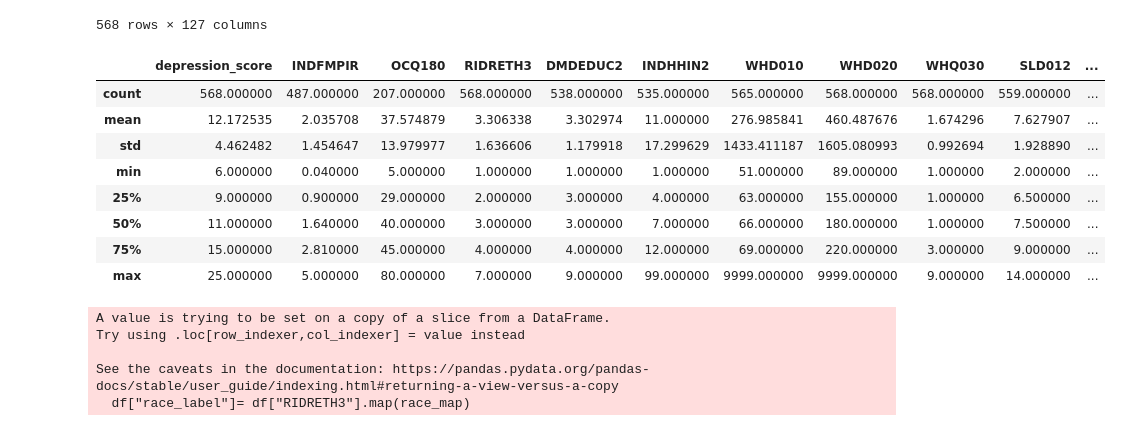
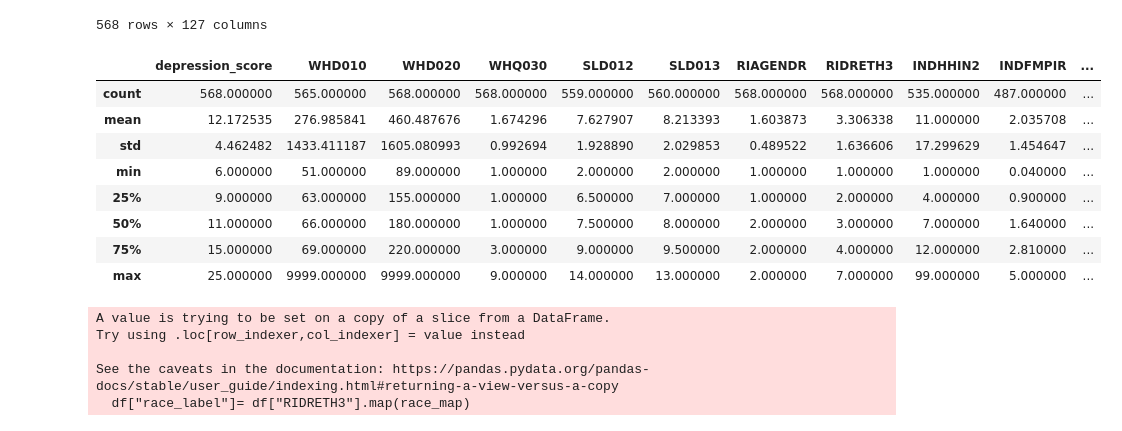
Before and after one commit to aidenjbrown/Intermediate_Data_Science_CS_28, a Jupyter notebook: scripts/EDA.ipynb, the cells around one changed output. Saved outputs shown, nothing was run; the diff lists cells and outputs as text; code cells hidden in the pictures.

Commit message:
Fixed summary table more :D

```diff
--- a/scripts/EDA.ipynb
+++ b/scripts/EDA.ipynb
@@ -159,19 +159,19 @@ df
 # %%
 # Now it is time to drop all of the variables we don't need
 
-columns_we_want = ["SEQN","WHD010","WHD020", "WHQ030", "SLD012", "SLD013", "DPQ010", "DPQ020", "DPQ030", "DPQ040", "DPQ050", "DPQ060", "DPQ070", "DPQ080", "DPQ090", "RIAGENDR", "RIDRETH3", "INDHHIN2", "INDFMPIR", "DMDEDUC2", "DMDEDUC3", "OCQ180", "depression_score"]
+columns_we_want = ["SEQN","WHD010","WHD020", "WHQ030", "SLD012", "SLD013", "RIAGENDR", "RIDRETH3", "INDHHIN2", "INDFMPIR", "DMDEDUC2", "DMDEDUC3", "OCQ180", "depression_score"]
 df = df[columns_we_want]
-df[["depression_score", "INDFMPIR", "OCQ180", "RIDRETH3", "DMDEDUC2","INDHHIN2","WHD010","WHD020", "WHQ030", "SLD012", "SLD013"]].describe()
+df[["depression_score", "WHD010","WHD020", "WHQ030", "SLD012", "SLD013", "RIAGENDR", "RIDRETH3", "INDHHIN2", "INDFMPIR", "DMDEDUC2", "DMDEDUC3", "OCQ180"]].describe()
 # %% [output]
-|  | depression_score | INDFMPIR | OCQ180 | RIDRETH3 | DMDEDUC2 | INDHHIN2 | WHD010 | WHD020 | WHQ030 | SLD012 | ... |
-| count | 568.000000 | 487.000000 | 207.000000 | 568.000000 | 538.000000 | 535.000000 | 565.000000 | 568.000000 | 568.000000 | 559.000000 | ... |
-| mean | 12.172535 | 2.035708 | 37.574879 | 3.306338 | 3.302974 | 11.000000 | 276.985841 | 460.487676 | 1.674296 | 7.627907 | ... |
-| std | 4.462482 | 1.454647 | 13.979977 | 1.636606 | 1.179918 | 17.299629 | 1433.411187 | 1605.080993 | 0.992694 | 1.928890 | ... |
-| min | 6.000000 | 0.040000 | 5.000000 | 1.000000 | 1.000000 | 1.000000 | 51.000000 | 89.000000 | 1.000000 | 2.000000 | ... |
-| 25% | 9.000000 | 0.900000 | 29.000000 | 2.000000 | 3.000000 | 4.000000 | 63.000000 | 155.000000 | 1.000000 | 6.500000 | ... |
-| 50% | 11.000000 | 1.640000 | 40.000000 | 3.000000 | 3.000000 | 7.000000 | 66.000000 | 180.000000 | 1.000000 | 7.500000 | ... |
-| 75% | 15.000000 | 2.810000 | 45.000000 | 4.000000 | 4.000000 | 12.000000 | 69.000000 | 220.000000 | 3.000000 | 9.000000 | ... |
-| max | 25.000000 | 5.000000 | 80.000000 | 7.000000 | 9.000000 | 99.000000 | 9999.000000 | 9999.000000 | 9.000000 | 14.000000 | ... |
+|  | depression_score | WHD010 | WHD020 | WHQ030 | SLD012 | SLD013 | RIAGENDR | RIDRETH3 | INDHHIN2 | INDFMPIR | ... |
+| count | 568.000000 | 565.000000 | 568.000000 | 568.000000 | 559.000000 | 560.000000 | 568.000000 | 568.000000 | 535.000000 | 487.000000 | ... |
+| mean | 12.172535 | 276.985841 | 460.487676 | 1.674296 | 7.627907 | 8.213393 | 1.603873 | 3.306338 | 11.000000 | 2.035708 | ... |
+| std | 4.462482 | 1433.411187 | 1605.080993 | 0.992694 | 1.928890 | 2.029853 | 0.489522 | 1.636606 | 17.299629 | 1.454647 | ... |
+| min | 6.000000 | 51.000000 | 89.000000 | 1.000000 | 2.000000 | 2.000000 | 1.000000 | 1.000000 | 1.000000 | 0.040000 | ... |
+| 25% | 9.000000 | 63.000000 | 155.000000 | 1.000000 | 6.500000 | 7.000000 | 1.000000 | 2.000000 | 4.000000 | 0.900000 | ... |
+| 50% | 11.000000 | 66.000000 | 180.000000 | 1.000000 | 7.500000 | 8.000000 | 2.000000 | 3.000000 | 7.000000 | 1.640000 | ... |
+| 75% | 15.000000 | 69.000000 | 220.000000 | 3.000000 | 9.000000 | 9.500000 | 2.000000 | 4.000000 | 12.000000 | 2.810000 | ... |
+| max | 25.000000 | 9999.000000 | 9999.000000 | 9.000000 | 14.000000 | 13.000000 | 2.000000 | 7.000000 | 99.000000 | 5.000000 | ... |
 # %%
 import seaborn as sns
 import matplotlib.pyplot as plt
```
Also changed, not shown: parts of 3 cells of this notebook.
